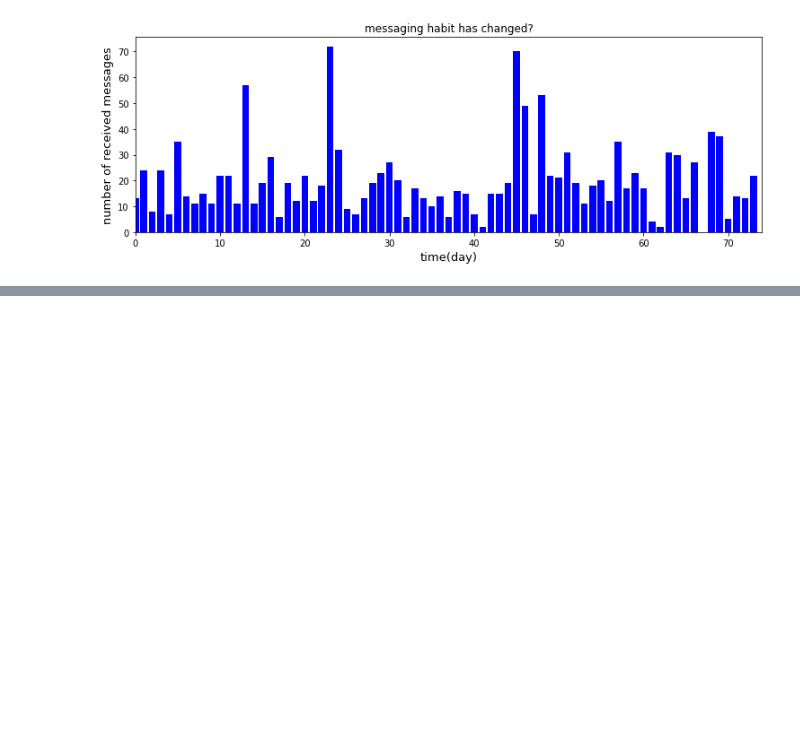
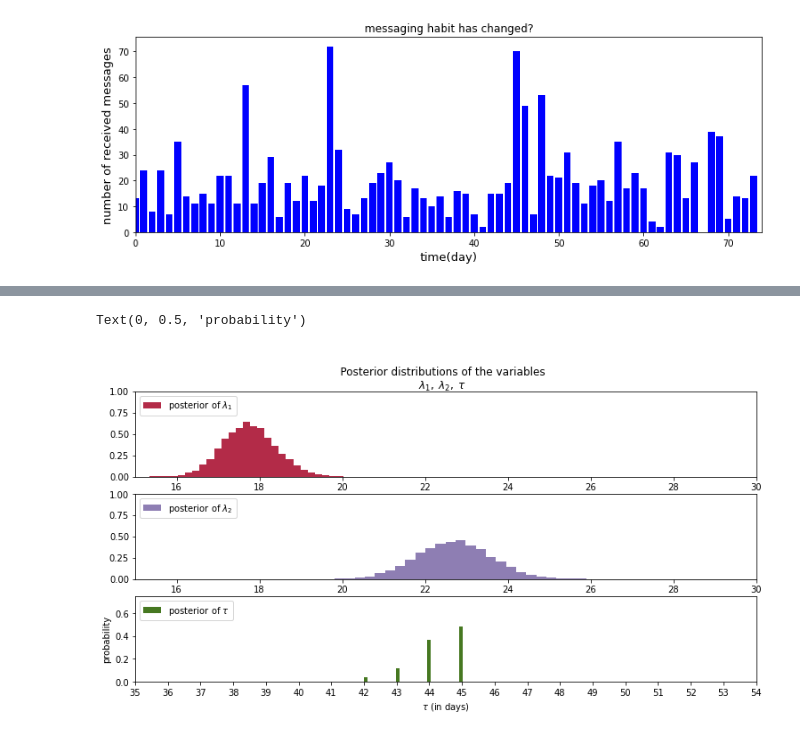
Before and after one commit to HyunsuLee/Bayes_programming_exercise, a Jupyter notebook: Chapter01/figure1-5to7.ipynb, the cells around one changed output, grey strips where cells are left out. Cells and saved outputs as stored; diff of their text form; code cells hidden in the pictures; blank space fills up the shorter version.

Commit message:
figure 1-6 done

```diff
--- a/Chapter01/figure1-5to7.ipynb
+++ b/Chapter01/figure1-5to7.ipynb
@@ -12,9 +12,10 @@ import matplotlib.pyplot as plt
 # load data and plot exploratory data
 count_data = np.loadtxt(r"data/txtdata.csv")
 n_count_data = len(count_data)
+idx = np.arange(n_count_data)
 
 plt.figure(figsize=(12.5, 4))
-plt.bar(np.arange(n_count_data), count_data, color = "b")
+plt.bar(idx, count_data, color = "b")
 plt.xlabel("time(day)", fontsize = 13)
 plt.ylabel("number of received messages", fontsize =13)
 plt.title("messaging habit has changed?")
@@ -35,0 +60,6 @@ $$ \lambda = \left \{
+# %%
+with model:
+    lambda_ = pm.math.switch(tau > idx, lambda_1, lambda_2) # switching lambda at tau
+    observation = pm.Poisson("obs", lambda_, observed = count_data)
+    step = pm.Metropolis()
+    trace = pm.sample(10000, tune = 5000, step = step)
@@ -35,0 +75,42 @@ $$ \lambda = \left \{
+# %%
+lambda_1_samples = trace['lambda_1']
+lambda_2_samples = trace['lambda_2']
+tau_samples = trace['tau']
+# %%
+fig, ax = plt.subplots(3, 1, sharex= False, sharey=False, constrained_layout=False)
+fig.set_size_inches((12.5, 6))
+
+ax[0].hist(lambda_1_samples, histtype='stepfilled', bins = 30, alpha = 0.85,
+    label = r'posterior of $\lambda_{1}$', color = "#A60628", density=True)
+ax[0].legend(loc="upper left")
+fig.suptitle(r'''
+    Posterior distributions of the variables
+    $\lambda_1,\;\lambda_2,\;\tau$
+    ''')
+ax[0].set_xlim([15, 30])
+ax[0].set_ylim([0,1])
+ax[0].set_xlabel("$\lambda_1$ value")
+
+
+ax[1].hist(lambda_2_samples, histtype='stepfilled', bins=30, alpha=0.85,
+         label="posterior of $\lambda_2$", color="#7A68A6", density=True)
+ax[1].legend(loc="upper left")
+ax[1].set_xlim([15, 30])
+ax[1].set_ylim([0,1])
+ax[1].set_xlabel("$\lambda_2$ value")
+
+
+w = 1.0 / tau_samples.shape[0] * np.ones_like(tau_samples)
+ax[2].hist(tau_samples, bins=n_count_data, alpha=1,
+         label=r"posterior of $\tau$",
+         color="#467821", weights=w, rwidth=2.)
+ax[2].set_xticks(np.arange(n_count_data))
+
+ax[2].legend(loc="upper left")
+ax[2].set_ylim([0, .75])
+ax[2].set_xlim([35, len(count_data)-20])
+ax[2].set_xlabel(r"$\tau$ (in days)")
+ax[2].set_ylabel("probability")
+# %% [output]
+Text(0, 0.5, 'probability')
+[figure, added]
```
Also changed, not shown: parts of 3 cells of this notebook.
